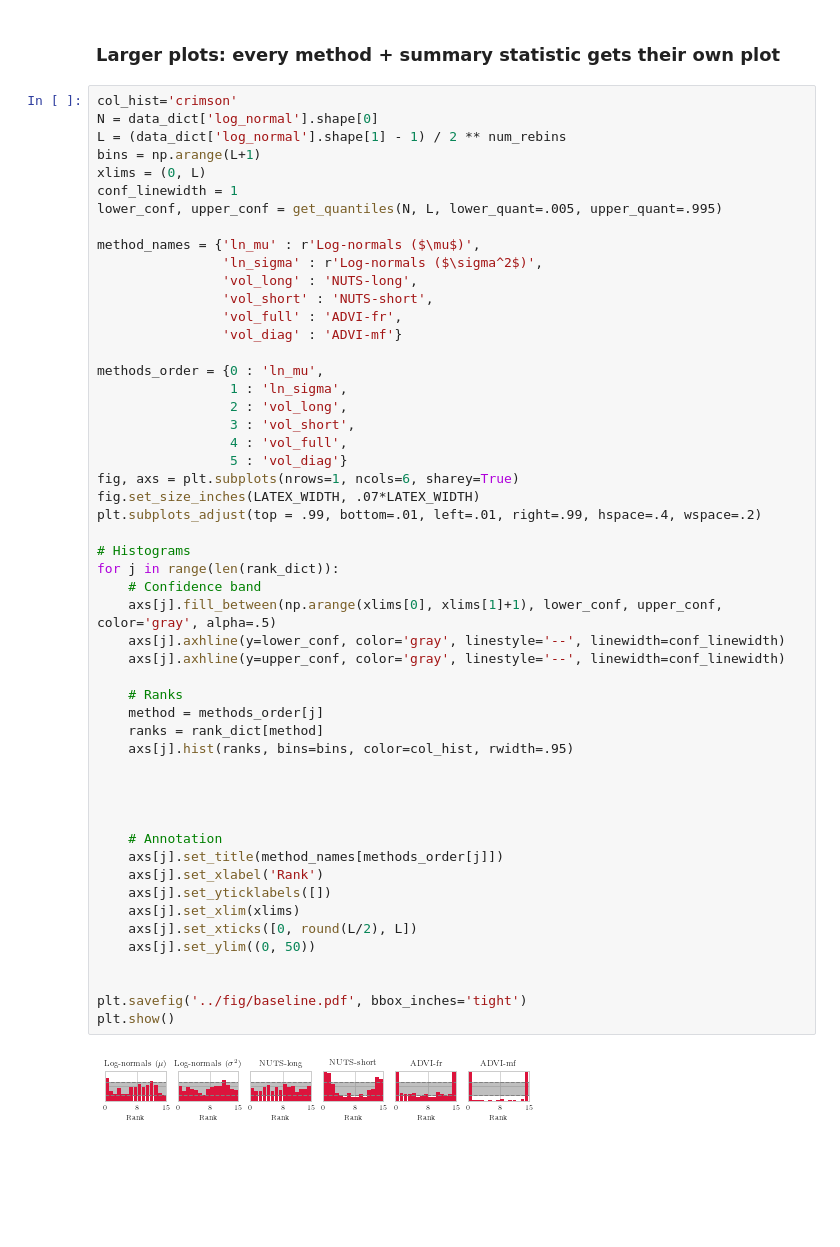
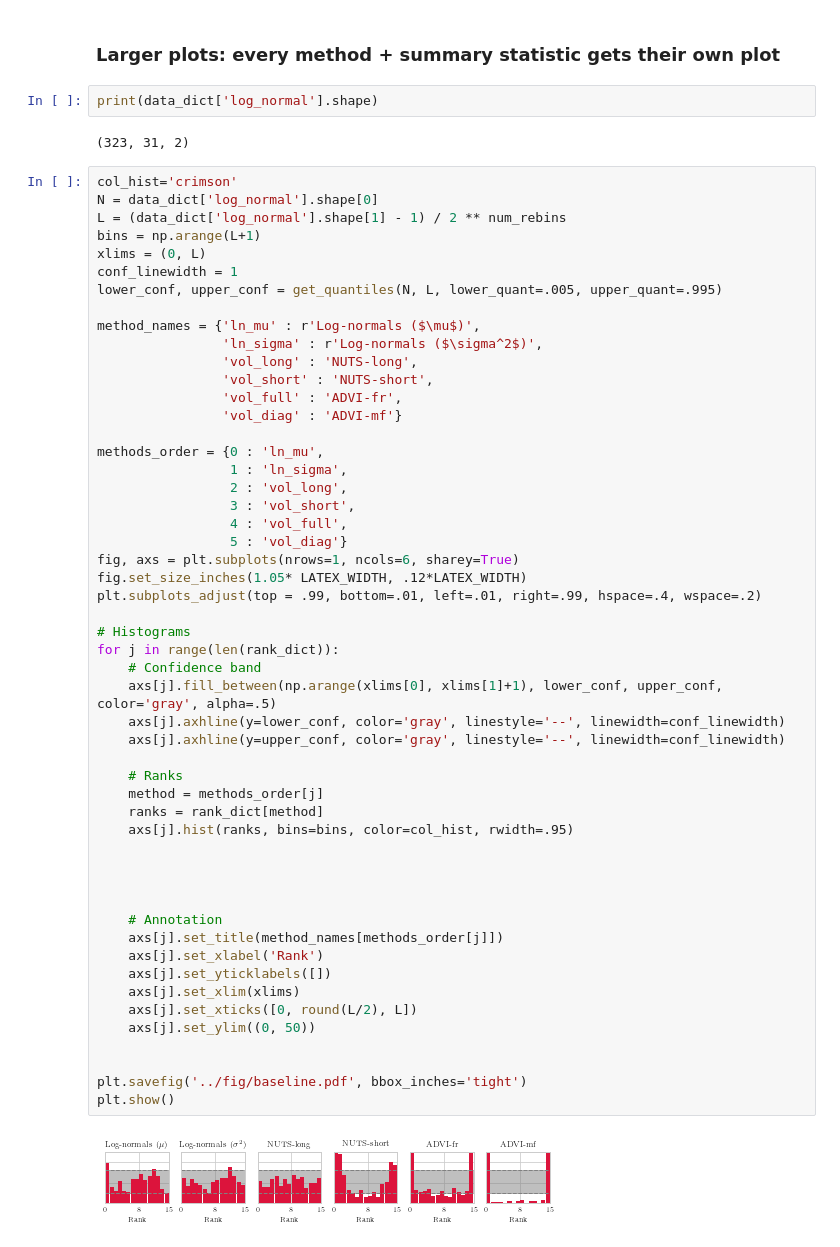
Before and after one commit to lrendsburg/Gibbs-priors, a Jupyter notebook: exp/fig_baseline.ipynb, the cells around one changed output. Drawn from its saved outputs; the diff is of its cells as text; blank space fills up the shorter version.

Commit message:
Updated plots for experiment section

```diff
--- a/exp/fig_baseline.ipynb
+++ b/exp/fig_baseline.ipynb
@@ -99,6 +99,10 @@ def get_quantiles(N, L, lower_quant, upper_quant):
     return lower, upper
 # %% [markdown]
 ### Larger plots: every method + summary statistic gets their own plot
+# %%
+print(data_dict['log_normal'].shape)
+# %% [output]
+(323, 31, 2)
 # %%
 col_hist='crimson'
 N = data_dict['log_normal'].shape[0]
@@ -122,34 +126,34 @@ methods_order = {0 : 'ln_mu',
                  4 : 'vol_full',
                  5 : 'vol_diag'}
 fig, axs = plt.subplots(nrows=1, ncols=6, sharey=True)
-fig.set_size_inches(LATEX_WIDTH, .07*LATEX_WIDTH)
+fig.set_size_inches(1.05* LATEX_WIDTH, .12*LATEX_WIDTH)
 plt.subplots_adjust(top = .99, bottom=.01, left=.01, right=.99, hspace=.4, wspace=.2)
 
 # Histograms
 for j in range(len(rank_dict)):
     # Confidence band
     axs[j].fill_between(np.arange(xlims[0], xlims[1]+1), lower_conf, upper_conf, color='gray', alpha=.5)
     axs[j].axhline(y=lower_conf, color='gray', linestyle='--', linewidth=conf_linewidth)
     axs[j].axhline(y=upper_conf, color='gray', linestyle='--', linewidth=conf_linewidth)
 
     # Ranks
     method = methods_order[j]
     ranks = rank_dict[method]
     axs[j].hist(ranks, bins=bins, color=col_hist, rwidth=.95)
 
 
 
 
     # Annotation
     axs[j].set_title(method_names[methods_order[j]])
     axs[j].set_xlabel('Rank')
     axs[j].set_yticklabels([])
     axs[j].set_xlim(xlims)
     axs[j].set_xticks([0, round(L/2), L])
     axs[j].set_ylim((0, 50))
 
 
 plt.savefig('../fig/baseline.pdf', bbox_inches='tight')
 plt.show()
 # %% [output]
-[figure, old version]
+[figure, new version]
```
Also changed, not shown: 2 other files.
